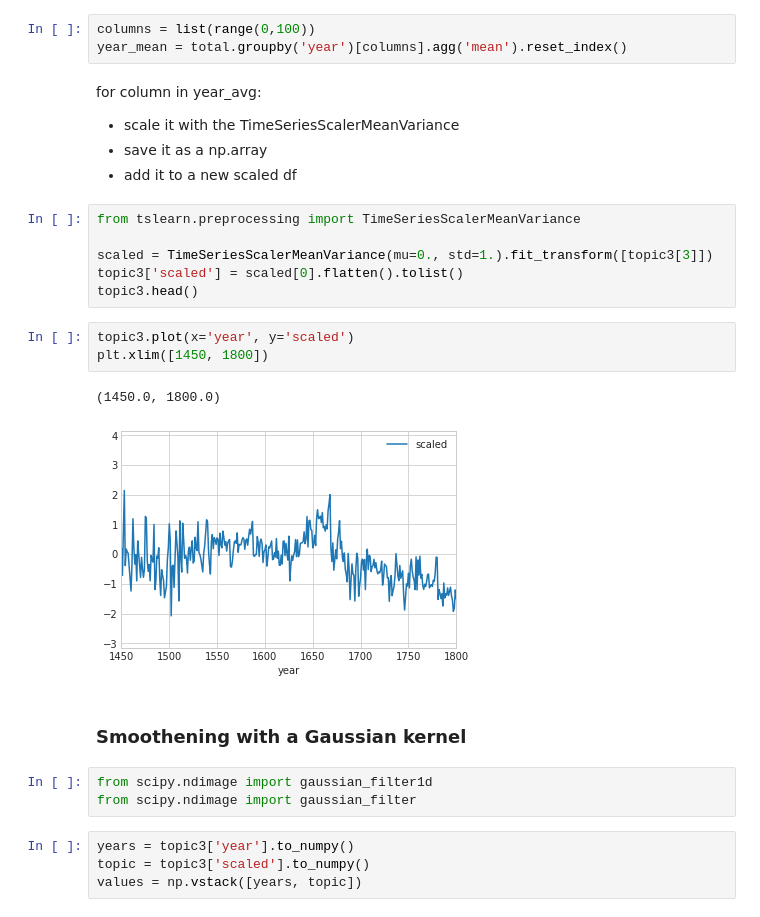
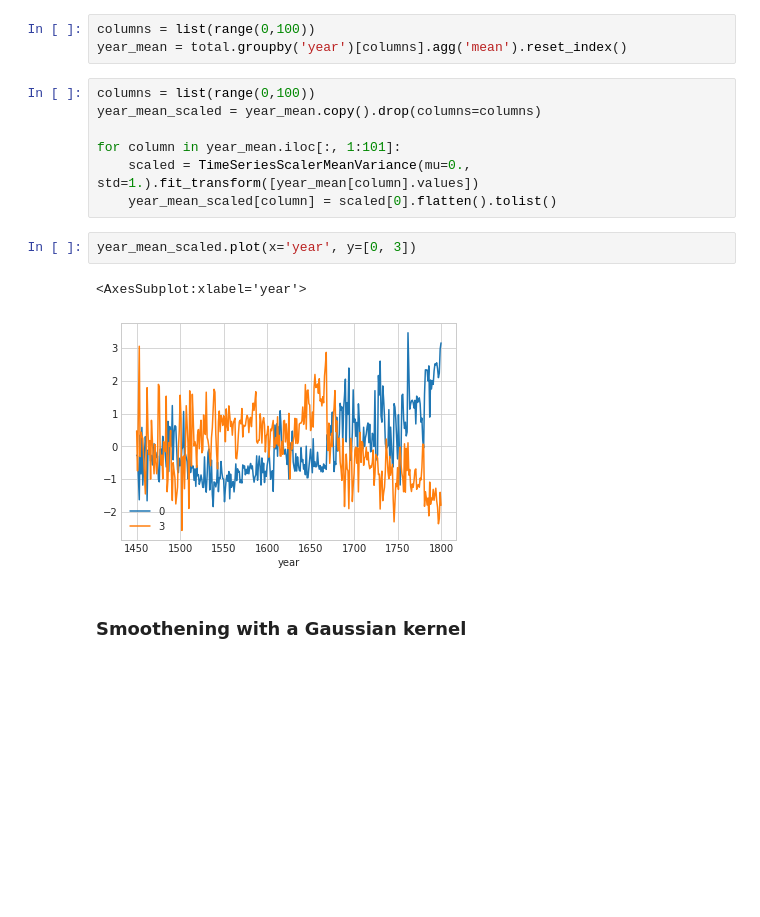
Before and after one commit to centre-for-humanities-computing/dutch-chronicles, a Jupyter notebook: notebooks/top2vec_analysis.ipynb, the cells around one changed output. Saved outputs shown, nothing was run; the diff lists cells and outputs as text; blank space fills up the shorter version.

```diff
--- a/notebooks/top2vec_analysis.ipynb
+++ b/notebooks/top2vec_analysis.ipynb
@@ -94,29 +97,17 @@ plt.xlim([1450, 1800])
 # %%
 columns = list(range(0,100))
 year_mean = total.groupby('year')[columns].agg('mean').reset_index()
-# %% [markdown]
-for column in year_avg:
-- scale it with the TimeSeriesScalerMeanVariance
-- save it as a np.array
-- add it to a new scaled df
-# %%
-from tslearn.preprocessing import TimeSeriesScalerMeanVariance
-
-scaled = TimeSeriesScalerMeanVariance(mu=0., std=1.).fit_transform([topic3[3]])
-topic3['scaled'] = scaled[0].flatten().tolist()
-topic3.head()
+# %%
+columns = list(range(0,100))
+year_mean_scaled = year_mean.copy().drop(columns=columns)
+
+for column in year_mean.iloc[:, 1:101]:
+    scaled = TimeSeriesScalerMeanVariance(mu=0., std=1.).fit_transform([year_mean[column].values])
+    year_mean_scaled[column] = scaled[0].flatten().tolist()
 # %%
-topic3.plot(x='year', y='scaled')
-plt.xlim([1450, 1800])
+year_mean_scaled.plot(x='year', y=[0, 3])
 # %% [output]
-(1450.0, 1800.0)
+<AxesSubplot:xlabel='year'>
-[figure, old version]
+[figure, new version]
 # %% [markdown]
 ### Smoothening with a Gaussian kernel
-# %%
-from scipy.ndimage import gaussian_filter1d
-from scipy.ndimage import gaussian_filter
-# %%
-years = topic3['year'].to_numpy()
-topic = topic3['scaled'].to_numpy()
-values = np.vstack([years, topic])
```
Also changed, not shown: parts of 3 cells of this notebook.
